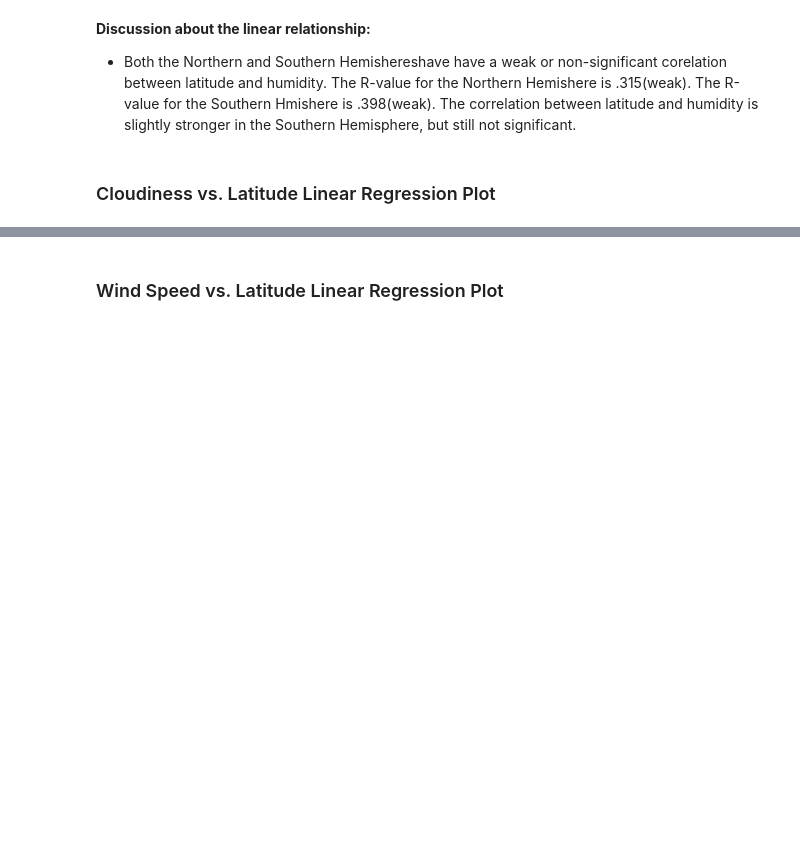
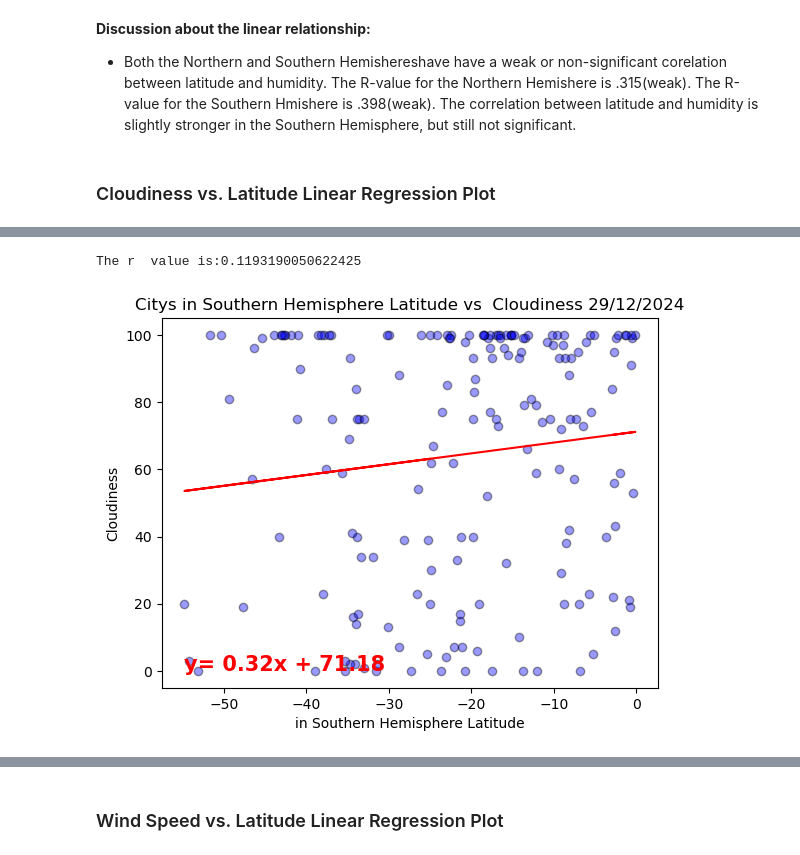
Before and after one commit to M-Soriano/python-api-challenge, a Jupyter notebook: WeatherPy.ipynb, the cells around one changed output, grey strips where cells are left out. Saved outputs shown, nothing was run; the diff lists cells and outputs as text; code cells hidden in the pictures; blank space fills up the shorter version.

```diff
--- a/WeatherPy.ipynb
+++ b/WeatherPy.ipynb
@@ -392,0 +391,9 @@ lrp(x,y, "in Northern Hemisphere Latitude","Humidity")
+# %%
+# Southern Hemisphere
+x= southern_hemi_df["Lat"]
+y= southern_hemi_df["Cloudiness"]
+
+lrp(x,y, "in Southern Hemisphere Latitude","Cloudiness")
+# %% [output]
+The r  value is:0.1193190050622425
+[figure, added]
```
Also changed, not shown: parts of 19 cells of this notebook, 5 other files.
